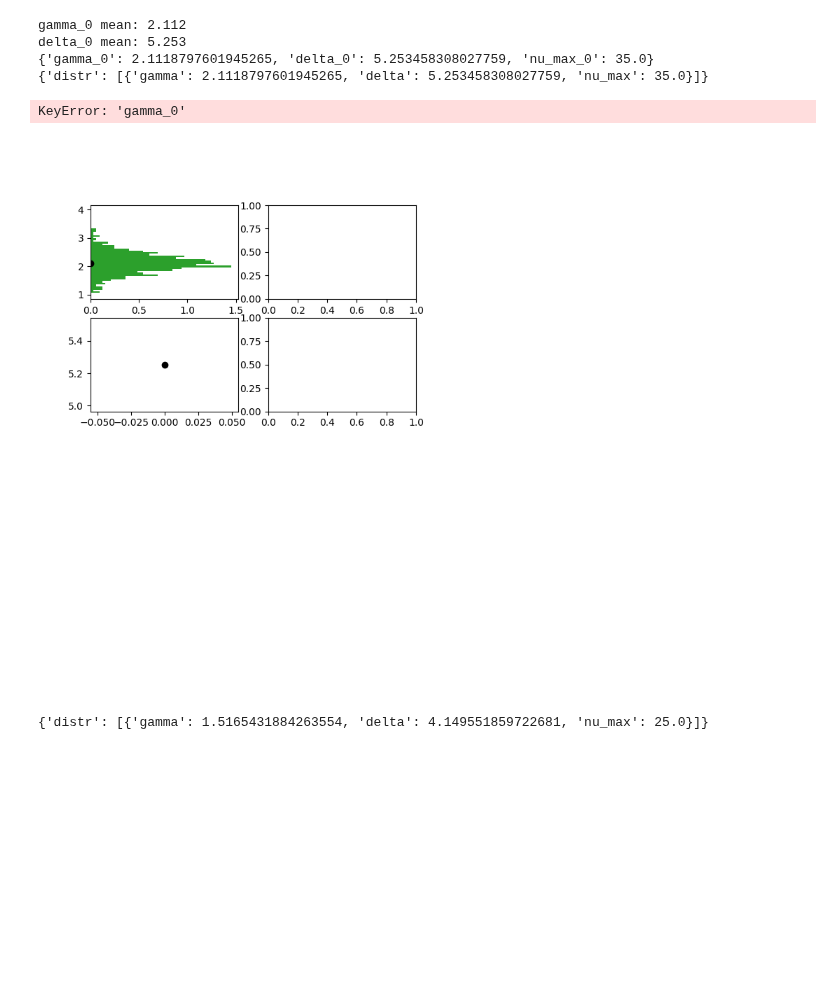
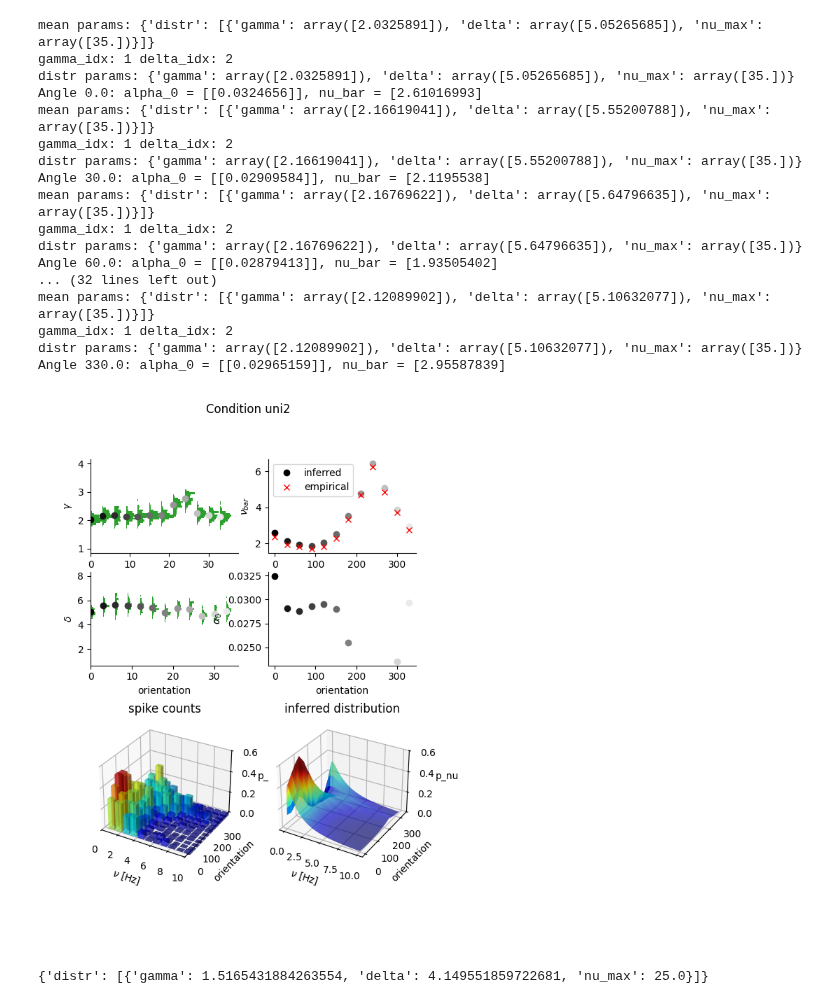
Before and after one commit to woxxel/DarkMatter, a Jupyter notebook: notebooks/TreueData/analyze_TreueData.ipynb, the cells around one changed output. Saved outputs shown, nothing was run; the diff lists cells and outputs as text; code cells hidden in the pictures; blank space fills up the shorter version.

```diff
--- a/notebooks/TreueData/analyze_TreueData.ipynb
+++ b/notebooks/TreueData/analyze_TreueData.ipynb
@@ -305,0 +321,11 @@ dyplot.cornerplot(res[0])
+# %%
+from DM_theory.functions import get_alpha_0, get_nu_bar
+
+angle = 0
+mean_list = get_mean_from_sampler(
+    res[angle], BM.paramNames, mode="dynesty", output="list"
+)
+params = BM.get_params_from_p(np.array(mean_list), idx_sample=0)  # ,
+
+alpha_0 = get_alpha_0(**params["distr"][0], nP=1)
+alpha_0
@@ -316,6 +368,8 @@ ax_gamma = fig.add_subplot(421)
 ax_delta = fig.add_subplot(423)
 ax_nu_bar = fig.add_subplot(422)
 ax_alpha_0 = fig.add_subplot(424)
+
+
 
 nu_cut = 10.
 
@@ -334,30 +388,44 @@ spike_count_hist = np.zeros((nbins, len(res)))
 p_nu_mesh = np.zeros((len(nu_array), len(res)))
 
 gamma_arr = np.linspace(1, 4, 51)
+delta_arr = np.linspace(1, 8, 51)
+
+pop_idx = 0
 
 for i, (angle, params) in enumerate(res.items()):
 
 	color = plt.cm.grey(i / len(res))
 
+	# print(BM.paramIn)
 	mean = get_mean_from_sampler(res[angle], BM.paramNames, mode="dynesty")
 	mean["nu_max_0"] = prior["nu_max_0"]["parameters"]["value"][0]
-	print(mean)
+
+	mean_list = get_mean_from_sampler(res[angle], BM.paramNames, mode="dynesty", output="list")
+	params = BM.get_params_from_p(np.array(mean_list),idx_sample=pop_idx)#,idx_chain=0
+	# print(mean)
+	print("mean params:",params)
 	# res[angle] = mean
 
-	params = build_distr_structure_from_params(mean, BM.paramIn)
-	print(params)
+	# params = build_distr_structure_from_params(mean, BM.paramIn)
+	# print("params:",params)
 
-	ax_gamma.plot(angle, mean["gamma_0"], "o", color=color)
-	ax_gamma.hist(res[0]["samples"][:, 0], bins=gamma_arr, density=True, orientation="horizontal",bottom=angle,color="tab:green")#,histtype="step")
+	gamma_idx = BM.priors["gamma_0"]["idx"] + pop_idx
+	delta_idx = BM.priors["delta_0"]["idx"] + pop_idx
+	print("gamma_idx:", gamma_idx, "delta_idx:", delta_idx)
+
+	ax_gamma.plot(angle/10, params["distr"][0]["gamma"], "o", color=color)
+	ax_gamma.hist(res[angle]["samples"][:, gamma_idx], bins=gamma_arr, weights=res[angle].importance_weights(), density=True, orientation="horizontal",bottom=angle/10,color="tab:green")
 
 
-	ax_delta.plot(angle, mean["delta_0"], "o", color=color)
+	ax_delta.plot(angle/10, params["distr"][0]["delta"], "o", color=color)
+	ax_delta.hist(res[angle]["samples"][:, delta_idx], bins=delta_arr, weights=res[angle].importance_weights(), density=True, orientation="horizontal",bottom=angle/10,color="tab:green")
 	# params = build_distr_structure_from_params(res[angle], BM.paramIn)
 
 	p_nu_mesh[:, i] = p_nu(nu_array, params)
 	# ax_distr.plot(nu, p_nu(nu,params), label=f"Angle {angle}",color=color)
 
-	alpha_0 = get_alpha_0(**params["distr"][0])  # This will print the alpha_0 value
+	print("distr params:", params["distr"][0])
+	alpha_0 = get_alpha_0(**params["distr"][0],nP=1)  # This will print the alpha_0 value
 	nu_bar = get_nu_bar(**params["distr"][0])  # This will print the nu
 	print(f"Angle {angle}: alpha_0 = {alpha_0}, nu_bar = {nu_bar}")
 
@@ -399,39 +467,51 @@ dz = spike_count_hist.T.flatten()
 # Normalize dz for coloring
 norm_hist = Normalize(vmin=dz.min(), vmax=0.5)
 colors_hist = cm.jet(norm_hist(dz))
 
 ax_spike_counts.bar3d(xpos, ypos, zpos, dx, dy, dz, shade=True, alpha=0.5, color=colors_hist, zsort='average')
 
 plt.setp(ax_spike_counts, xlabel='$\\nu$ [Hz]', ylabel='orientation', zlabel='p_nu', xlim=[0, nu_cut],zlim=[0,0.6])
 ax_spike_counts.set_title("spike counts")
 
 X, Y = np.meshgrid(nu_array, unique_angles)
 Z = p_nu_mesh.T  # shape: (len(angle_array), len(nu_array))
 
 # Normalize Z for coloring
 norm = Normalize(vmin=Z[np.isfinite(Z)].min(), vmax=0.5)
 face_colors = cm.jet(norm(Z))
 
 Z[:,0] =np.nan
 
 surf = ax_distr.plot_surface(X, Y, Z,
 	facecolors=face_colors,
     edgecolor='none',
     rstride=1, cstride=1,
     antialiased=True)
 surf.set_alpha(1.0)
 plt.setp(ax_distr, xlabel='$\\nu$ [Hz]', ylabel='orientation', zlabel='p_nu',zlim=[0,0.6])
 ax_distr.set_title("inferred distribution")
 plt.suptitle(f"Condition {mode}")
 plt.savefig(f"TreueData_analysis_{mode}_015.png", dpi=300)
 # plt.show()
 # %% [output]
-gamma_0 mean: 2.112
-delta_0 mean: 5.253
-{'gamma_0': 2.1118797601945265, 'delta_0': 5.253458308027759, 'nu_max_0': 35.0}
-{'distr': [{'gamma': 2.1118797601945265, 'delta': 5.253458308027759, 'nu_max': 35.0}]}
+mean params: {'distr': [{'gamma': array([2.0325891]), 'delta': array([5.05265685]), 'nu_max': array([35.])}]}
+gamma_idx: 1 delta_idx: 2
+distr params: {'gamma': array([2.0325891]), 'delta': array([5.05265685]), 'nu_max': array([35.])}
+Angle 0.0: alpha_0 = [[0.0324656]], nu_bar = [2.61016993]
+mean params: {'distr': [{'gamma': array([2.16619041]), 'delta': array([5.55200788]), 'nu_max': array([35.])}]}
+gamma_idx: 1 delta_idx: 2
+distr params: {'gamma': array([2.16619041]), 'delta': array([5.55200788]), 'nu_max': array([35.])}
+Angle 30.0: alpha_0 = [[0.02909584]], nu_bar = [2.1195538]
+mean params: {'distr': [{'gamma': array([2.16769622]), 'delta': array([5.64796635]), 'nu_max': array([35.])}]}
+gamma_idx: 1 delta_idx: 2
+distr params: {'gamma': array([2.16769622]), 'delta': array([5.64796635]), 'nu_max': array([35.])}
+Angle 60.0: alpha_0 = [[0.02879413]], nu_bar = [1.93505402]
+... (32 lines left out)
+mean params: {'distr': [{'gamma': array([2.12089902]), 'delta': array([5.10632077]), 'nu_max': array([35.])}]}
+gamma_idx: 1 delta_idx: 2
+distr params: {'gamma': array([2.12089902]), 'delta': array([5.10632077]), 'nu_max': array([35.])}
+Angle 330.0: alpha_0 = [[0.02965159]], nu_bar = [2.95587839]
-KeyError: 'gamma_0'
-[figure, old version]
+[figure, new version]
 # %%
 mean["nu_max_0"] = prior["nu_max_0"]["parameters"]["value"][0]
 
```
Also changed, not shown: parts of 20 cells of this notebook, 7 other files.
